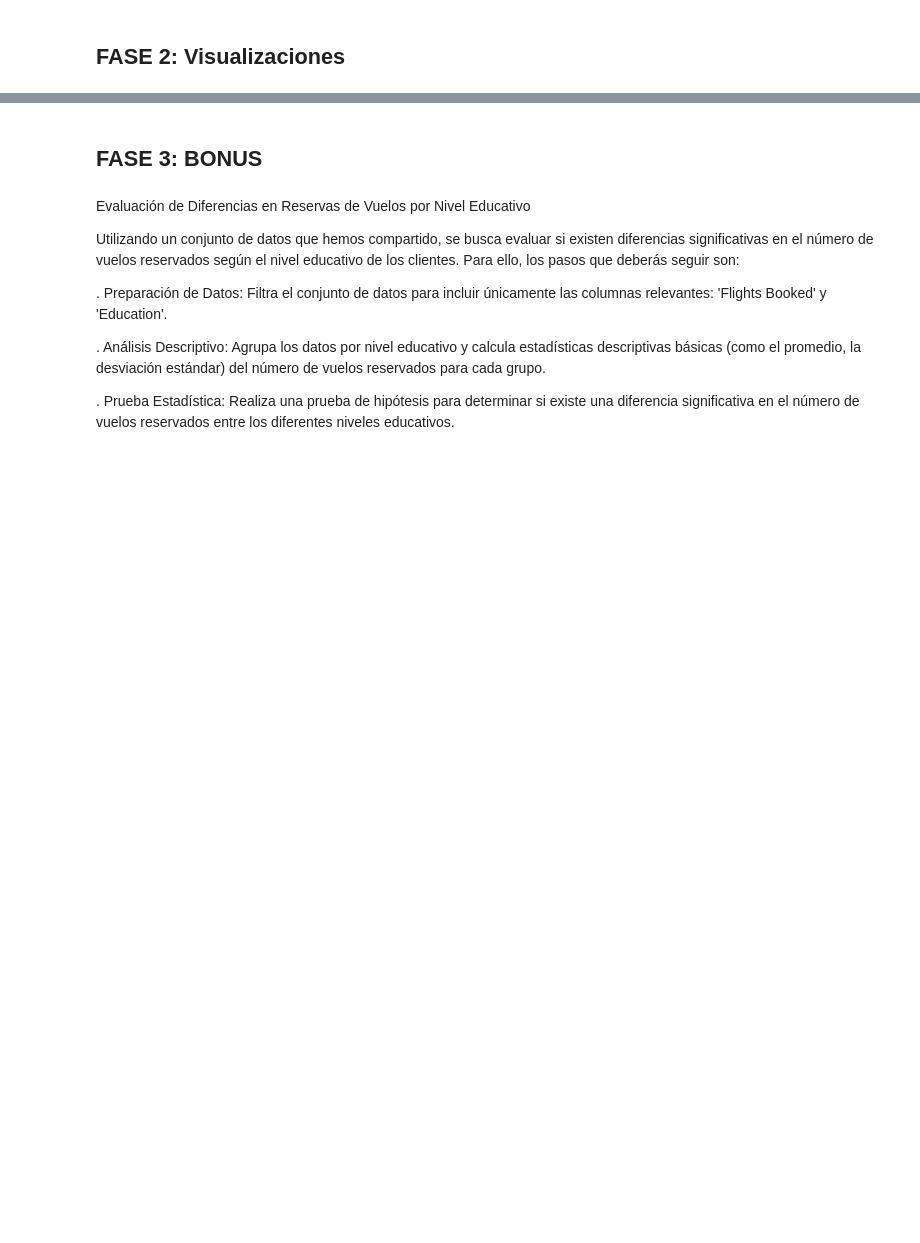
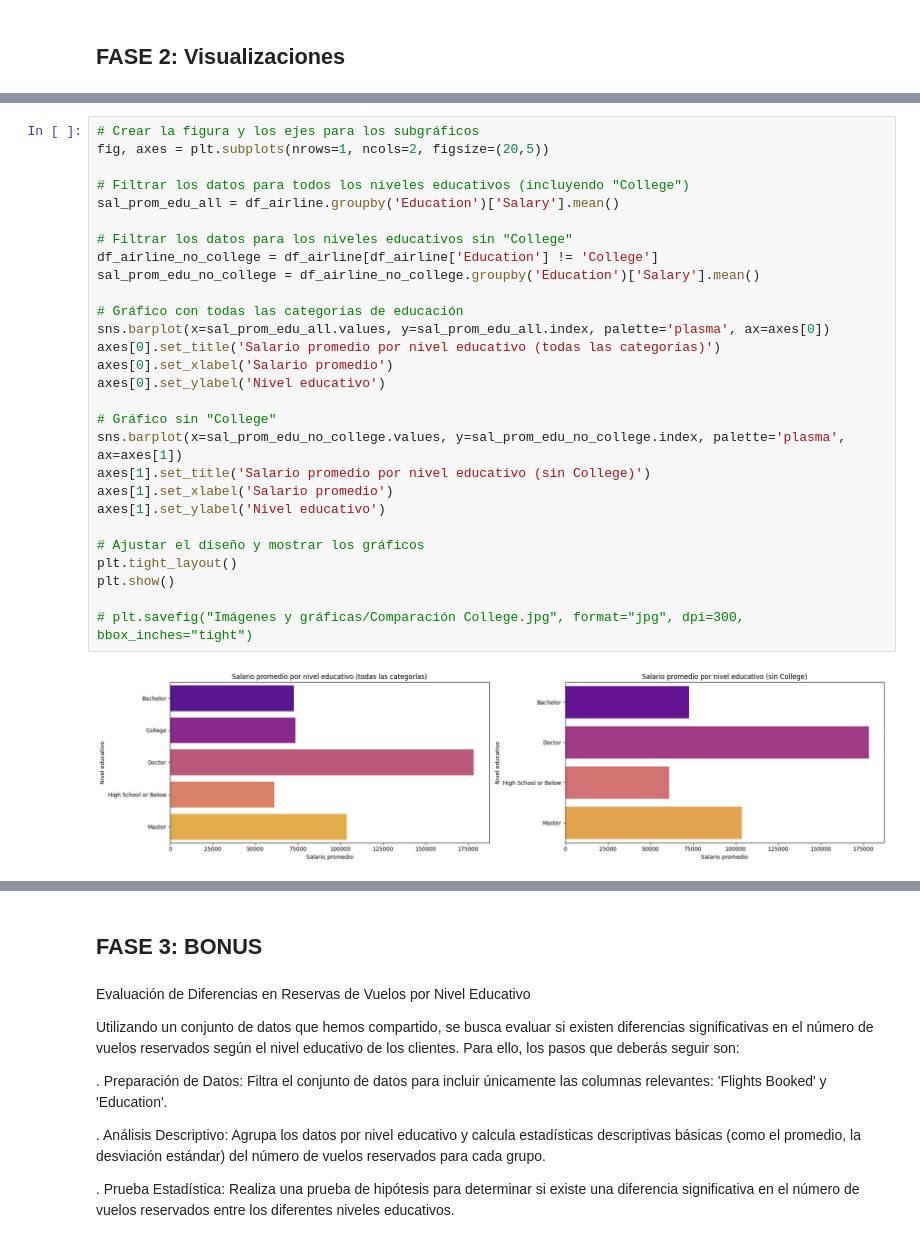
Before and after one commit to Adalab/bda-modulo-3-evaluacion-final-isamanero, a Jupyter notebook: EDA.ipynb, the cells around one changed output, grey strips where cells are left out. Drawn from its saved outputs; the diff is of its cells as text; blank space fills up the shorter version.

```diff
--- a/EDA.ipynb
+++ b/EDA.ipynb
@@ -564,3 +568,33 @@ Passing `palette` without assigning `hue` is deprecated and will be removed in v
+# %%
+# Crear la figura y los ejes para los subgráficos
+fig, axes = plt.subplots(nrows=1, ncols=2, figsize=(20,5))
+
+# Filtrar los datos para todos los niveles educativos (incluyendo "College")
+sal_prom_edu_all = df_airline.groupby('Education')['Salary'].mean()
+
+# Filtrar los datos para los niveles educativos sin "College"
+df_airline_no_college = df_airline[df_airline['Education'] != 'College']
+sal_prom_edu_no_college = df_airline_no_college.groupby('Education')['Salary'].mean()
+
+# Gráfico con todas las categorías de educación
+sns.barplot(x=sal_prom_edu_all.values, y=sal_prom_edu_all.index, palette='plasma', ax=axes[0])
+axes[0].set_title('Salario promedio por nivel educativo (todas las categorías)')
+axes[0].set_xlabel('Salario promedio')
+axes[0].set_ylabel('Nivel educativo')
+
+# Gráfico sin "College"
+sns.barplot(x=sal_prom_edu_no_college.values, y=sal_prom_edu_no_college.index, palette='plasma', ax=axes[1])
+axes[1].set_title('Salario promedio por nivel educativo (sin College)')
+axes[1].set_xlabel('Salario promedio')
+axes[1].set_ylabel('Nivel educativo')
+
+# Ajustar el diseño y mostrar los gráficos
+plt.tight_layout()
+plt.show()
+
+# plt.savefig("Imágenes y gráficas/Comparación College.jpg", format="jpg", dpi=300, bbox_inches="tight")
+# %% [output]
+[figure, added]
 # %%
 #5.¿Cuál es la proporción de clientes con diferentes tipos de tarjetas de fidelidad?
 
```
Also changed, not shown: parts of 17 cells of this notebook, 1 other file.
